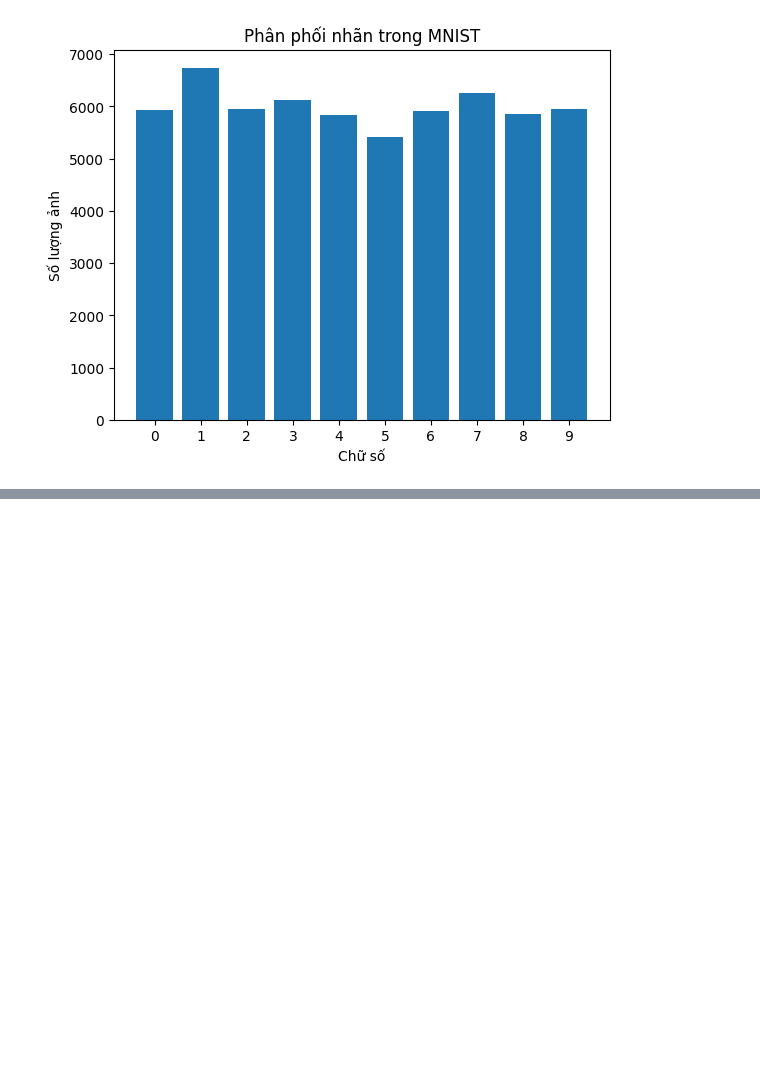
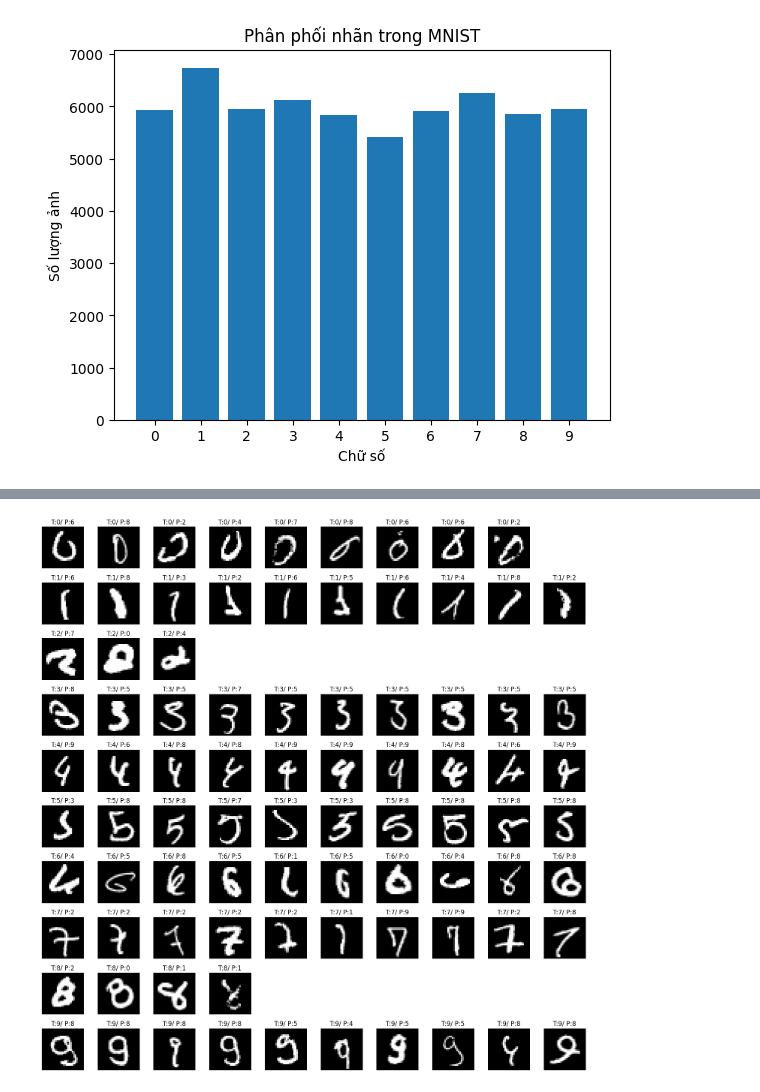
Before and after one commit to nguyenvutankhoa-star/AI-MNIST, a Jupyter notebook: Untitled0.ipynb, the cells around one changed output, grey strips where cells are left out. Cells and saved outputs as stored; diff of their text form; code cells hidden in the pictures; blank space fills up the shorter version.

Commit message:
da hoan thien buoc train va test cung nhu tim cac mau sai

```diff
--- a/Untitled0.ipynb
+++ b/Untitled0.ipynb
@@ -124,10 +124,12 @@ def preprocess_for_cnn(X_train, X_test, y_train, y_test):
     X_test = X_test.astype('float32') / 255.0
 
     #one-hot encoding cho nhãn
-    y_train = to_categorical(y_train, num_classes=10)
-    y_test = to_categorical(y_test, num_classes=10)
+    y_train = to_categorical(y_train, 10)
+    y_test = to_categorical(y_test, 10)
 
     return X_train, X_test, y_train, y_test
+# %%
+X_train, X_test, y_train, y_test = preprocess_for_cnn(X_train, X_test, y_train, y_test)
 # %%
 from tensorflow.keras import Sequential
 from tensorflow.keras.layers import(
@@ -194,0 +196,8 @@ Model: "sequential_2"
+# %%
+model.fit(
+    X_train, y_train,
+    epochs= 10,
+    batch_size= 32, #nghĩa là số lượng mẫu được sử dụng để cập nhật trọng số của mô hình trong mỗi lần lặp. Trong trường hợp này, batch_size=32 có nghĩa là mô hình sẽ sử dụng 32 mẫu dữ liệu để tính toán gradient và cập nhật trọng số một lần. Việc sử dụng batch_size nhỏ giúp mô hình học nhanh hơn và giảm thiểu việc bị mắc kẹt trong các cực tiểu cục bộ, nhưng cũng có thể làm tăng độ nhiễu trong quá trình học. Ngược lại, batch_size lớn giúp mô hình học ổn định hơn nhưng có thể làm chậm quá trình học.
+    validation_split= 0.2, # tham số này có ý nghĩa là 20% dữ liệu huấn luyện sẽ được sử dụng để đánh giá mô hình trong quá trình huấn luyện, giúp theo dõi hiệu suất của mô hình trên dữ liệu chưa thấy trước đó và tránh overfitting.
+    verbose=1
+)
@@ -194,0 +281,43 @@ Model: "sequential_2"
+# %%
+import numpy as np
+
+# dự đoán xác suất
+y_pred_prob = model.predict(X_test)
+
+# chuyển sang label dự đoán bằng cách lấy chỉ số của giá trị lớn nhất trong mỗi vector xác suất
+y_pred = np.argmax(y_pred_prob, axis=1)
+
+#Xử lý y_test y  (nếu là one-hot thì ép về 1 chiều)
+if len(y_test.shape) > 1:
+    y_true= np.argmax(y_test, axis=1)
+else:
+    y_true= y_test
+
+# 4. Lấy chỉ số các mẫu sai
+wrong_idx = np.where(y_pred != y_true)[0]
+
+
+
+#=========VẼ============
+fig, axes = plt.subplots(10, 10, figsize=(15, 15))  #tạo nhiều ảnh con trên 1 khung hình cụ thể là 10x10, tỷ lệ ảnh 15x15
+
+for digit in range(10):
+    #lọc: label thật = digit nhwung dự đoán sai
+    idx = wrong_idx[y_true[wrong_idx] == digit][:10]  #lấy 10 ảnh đầu tiên của chữ số digit mà dự đoán sai
+
+    for i in range(10):
+        ax = axes[digit,i ]
+
+        if i < len(idx):
+            img_idx = idx[i]
+
+            ax.imshow(X_test[img_idx].reshape(28, 28), cmap='gray') #hiển thị ảnh xám
+            ax.set_title(f"T:{y_true[img_idx]}/ P:{y_pred[img_idx]}") #đặt tiêu đề cho ảnh con
+        else:
+            ax.axis('off')
+
+        ax.axis('off') #tắt trục tọa độ
+
+plt.tight_layout() #tự động điều chỉnh khoảng cách giữa các ảnh con
+plt.show() #hiển thị khung hình
+# %% [output]
@@ -194,0 +325 @@ Model: "sequential_2"
+[figure, added]
```
Also changed, not shown: parts of 7 cells of this notebook.
